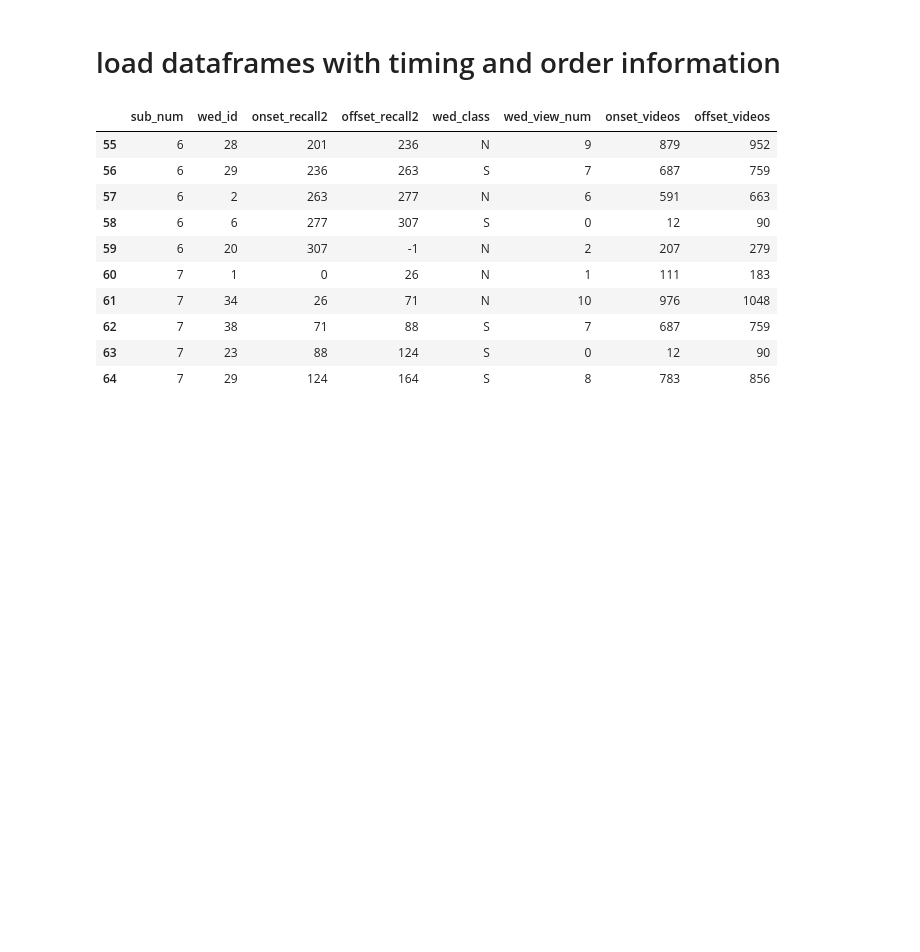
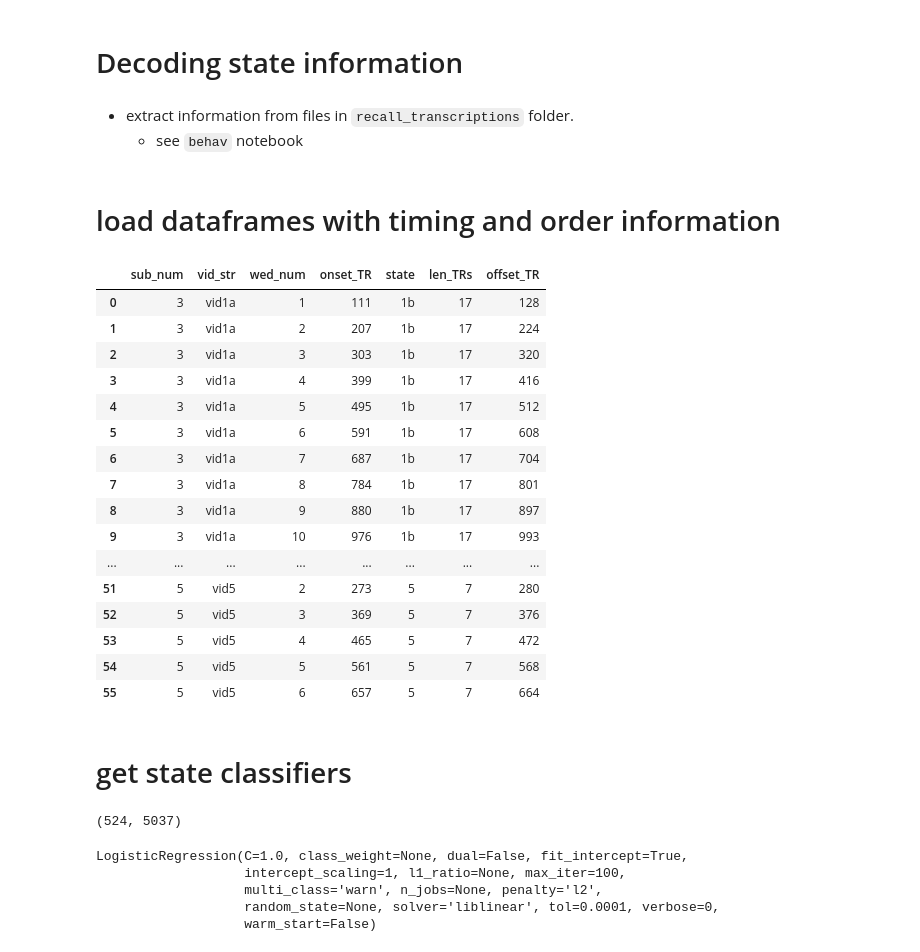
Before and after one commit to andrebeu/cswfmri, a Jupyter notebook: decodeNvS_recall.ipynb, the cells around one changed output. Saved outputs shown, nothing was run; the diff lists cells and outputs as text; code cells hidden in the pictures; blank space fills up the shorter version.

Commit message:
recall_df saved

```diff
--- a/decodeNvS_recall.ipynb
+++ b/decodeNvS_recall.ipynb
@@ -1,3 +1,8 @@
+# %% [markdown]
+# Decoding state information
+# %% [markdown]
+- extract information from files in `recall_transcriptions` folder.
+    - see `behav` notebook
 # %%
 import numpy as np
 import pandas as pd
@@ -17,17 +22,25 @@ pd.options.display.max_rows = 200
 # %% [markdown]
 # load dataframes with timing and order information
 # %%
-wed_df = pd.read_csv('deriv/wed_df.csv',index_col=0)
-wed_df.iloc[55:65]
+timing_df = pd.read_csv('deriv/state_timing_df_viewing.csv',index_col=0)
+timing_df.iloc[:200]
 # %% [output]
-|  | sub_num | wed_id | onset_recall2 | offset_recall2 | wed_class | wed_view_num | onset_videos | offset_videos |
-| 55 | 6 | 28 | 201 | 236 | N | 9 | 879 | 952 |
-| 56 | 6 | 29 | 236 | 263 | S | 7 | 687 | 759 |
-| 57 | 6 | 2 | 263 | 277 | N | 6 | 591 | 663 |
-| 58 | 6 | 6 | 277 | 307 | S | 0 | 12 | 90 |
-| 59 | 6 | 20 | 307 | -1 | N | 2 | 207 | 279 |
-| 60 | 7 | 1 | 0 | 26 | N | 1 | 111 | 183 |
-| 61 | 7 | 34 | 26 | 71 | N | 10 | 976 | 1048 |
-| 62 | 7 | 38 | 71 | 88 | S | 7 | 687 | 759 |
-| 63 | 7 | 23 | 88 | 124 | S | 0 | 12 | 90 |
-| 64 | 7 | 29 | 124 | 164 | S | 8 | 783 | 856 |
+|  | sub_num | vid_str | wed_num | onset_TR | state | len_TRs | offset_TR |
+| 0 | 3 | vid1a | 1 | 111 | 1b | 17 | 128 |
+| 1 | 3 | vid1a | 2 | 207 | 1b | 17 | 224 |
+| 2 | 3 | vid1a | 3 | 303 | 1b | 17 | 320 |
+| 3 | 3 | vid1a | 4 | 399 | 1b | 17 | 416 |
+| 4 | 3 | vid1a | 5 | 495 | 1b | 17 | 512 |
+| 5 | 3 | vid1a | 6 | 591 | 1b | 17 | 608 |
+| 6 | 3 | vid1a | 7 | 687 | 1b | 17 | 704 |
+| 7 | 3 | vid1a | 8 | 784 | 1b | 17 | 801 |
+| 8 | 3 | vid1a | 9 | 880 | 1b | 17 | 897 |
+| 9 | 3 | vid1a | 10 | 976 | 1b | 17 | 993 |
+| ... | ... | ... | ... | ... | ... | ... | ... |
+| 51 | 5 | vid5 | 2 | 273 | 5 | 7 | 280 |
+| 52 | 5 | vid5 | 3 | 369 | 5 | 7 | 376 |
+| 53 | 5 | vid5 | 4 | 465 | 5 | 7 | 472 |
+| 54 | 5 | vid5 | 5 | 561 | 5 | 7 | 568 |
+| 55 | 5 | vid5 | 6 | 657 | 5 | 7 | 664 |
+# %% [markdown]
+# get state classifiers
@@ -36,2 +76,27 @@ def load_sub_roi(sub_num,roi_name,task):
   fpath = "sub-%i_task-%s_roi-%s.npy" %(sub_num,task,roi_name)
   return np.load('data/fmri/masked/'+fpath)
+# %%
+sub_roi_recall = load_sub_roi(sub_num,roi_name,'recall2')
+sub_roi_recall.shape
+# %% [output]
+(524, 5037)
+# %%
+roi_name = 'rglasser_PM_net'
+sub_num = 33
+depth = 2 # [2,3,4]
+
+TR_L,ytarget_train = get_training_info(sub_num,depth)
+sub_roi_view = load_sub_roi(sub_num,roi_name,'videos')
+xact_train = sub_roi_view[TR_L,:]
+
+scaler = StandardScaler()
+xact_train = scaler.fit_transform(xact_train)
+
+clf = sklearn.linear_model.LogisticRegression(solver='liblinear',C=1.00)
+clf.fit(xact_train,ytarget_train)
+# %% [output]
+LogisticRegression(C=1.0, class_weight=None, dual=False, fit_intercept=True,
+                   intercept_scaling=1, l1_ratio=None, max_iter=100,
+                   multi_class='warn', n_jobs=None, penalty='l2',
+                   random_state=None, solver='liblinear', tol=0.0001, verbose=0,
+                   warm_start=False)
```
Also changed, not shown: parts of 6 cells of this notebook, 4 other files.
